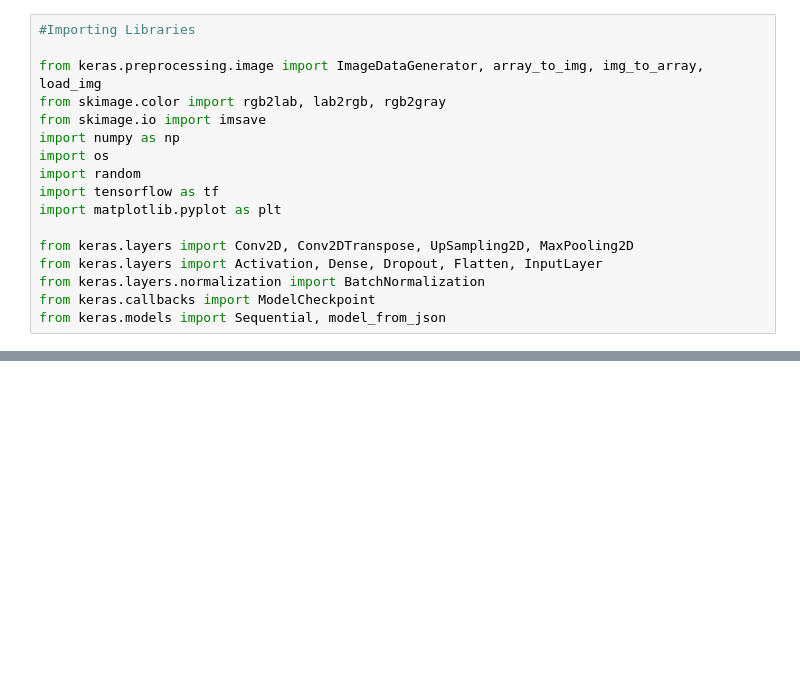
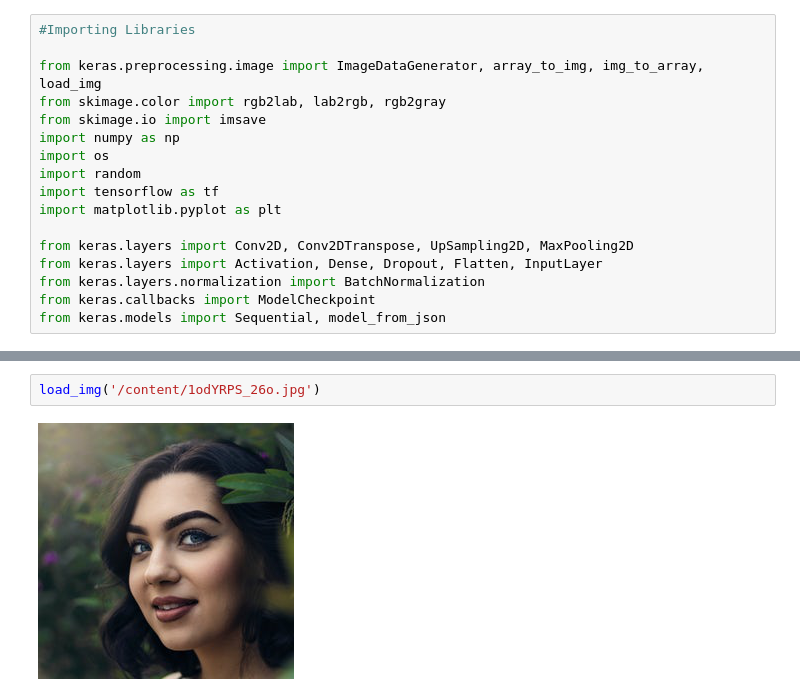
Before and after one commit to rubyruins/fast-colorization, a Jupyter notebook: Features.ipynb, the cells around one changed output, grey strips where cells are left out. Drawn from its saved outputs; the diff is of its cells as text; blank space fills up the shorter version.

```diff
--- a/Features.ipynb
+++ b/Features.ipynb
@@ -207,0 +100,4 @@ up_sampling2d_1 (1, 32, 32, 256)
+# %%
+load_img('/content/1odYRPS_26o.jpg')
+# %% [output]
+[figure, added]
```
Also changed, not shown: parts of 15 cells of this notebook, 1 other file.
